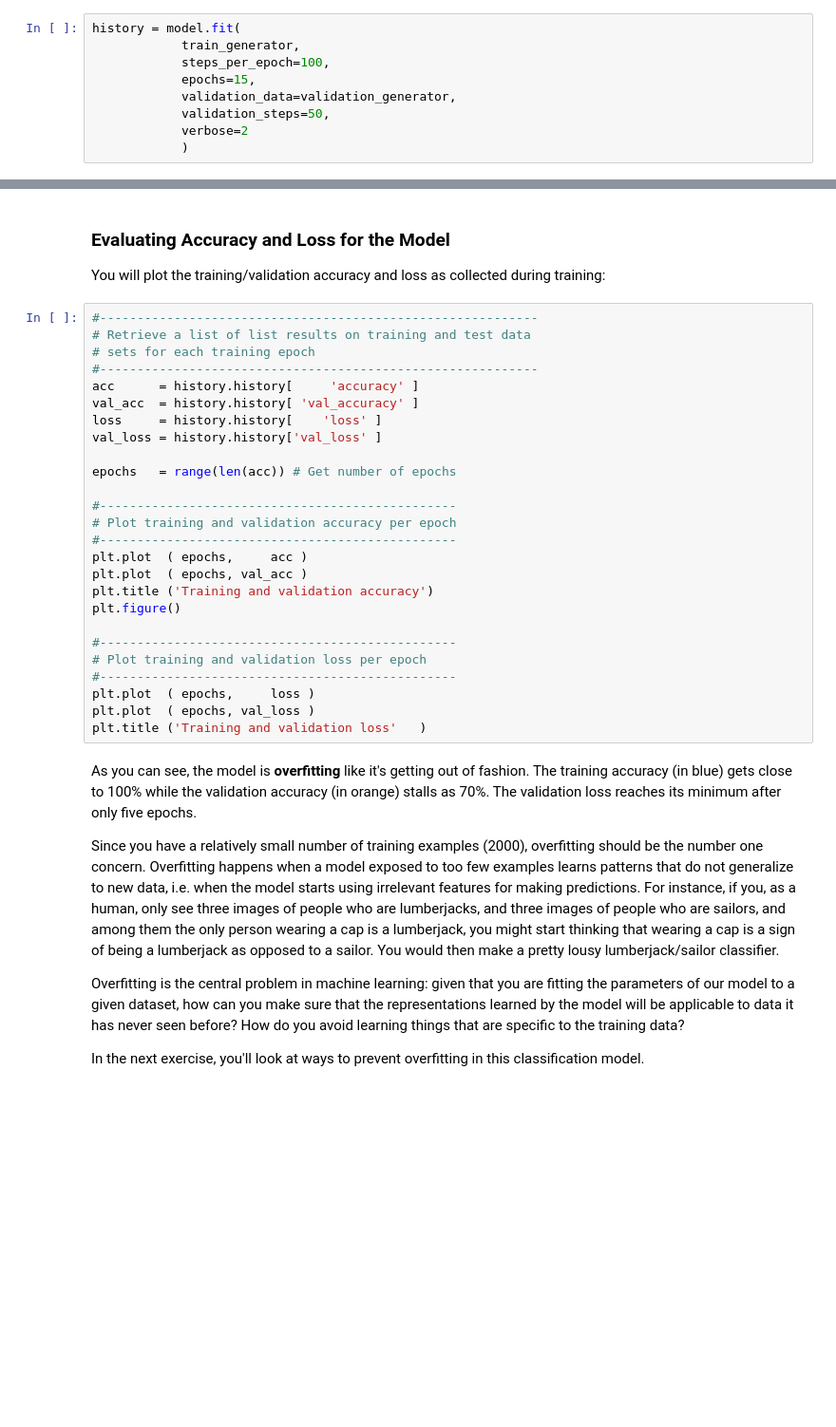
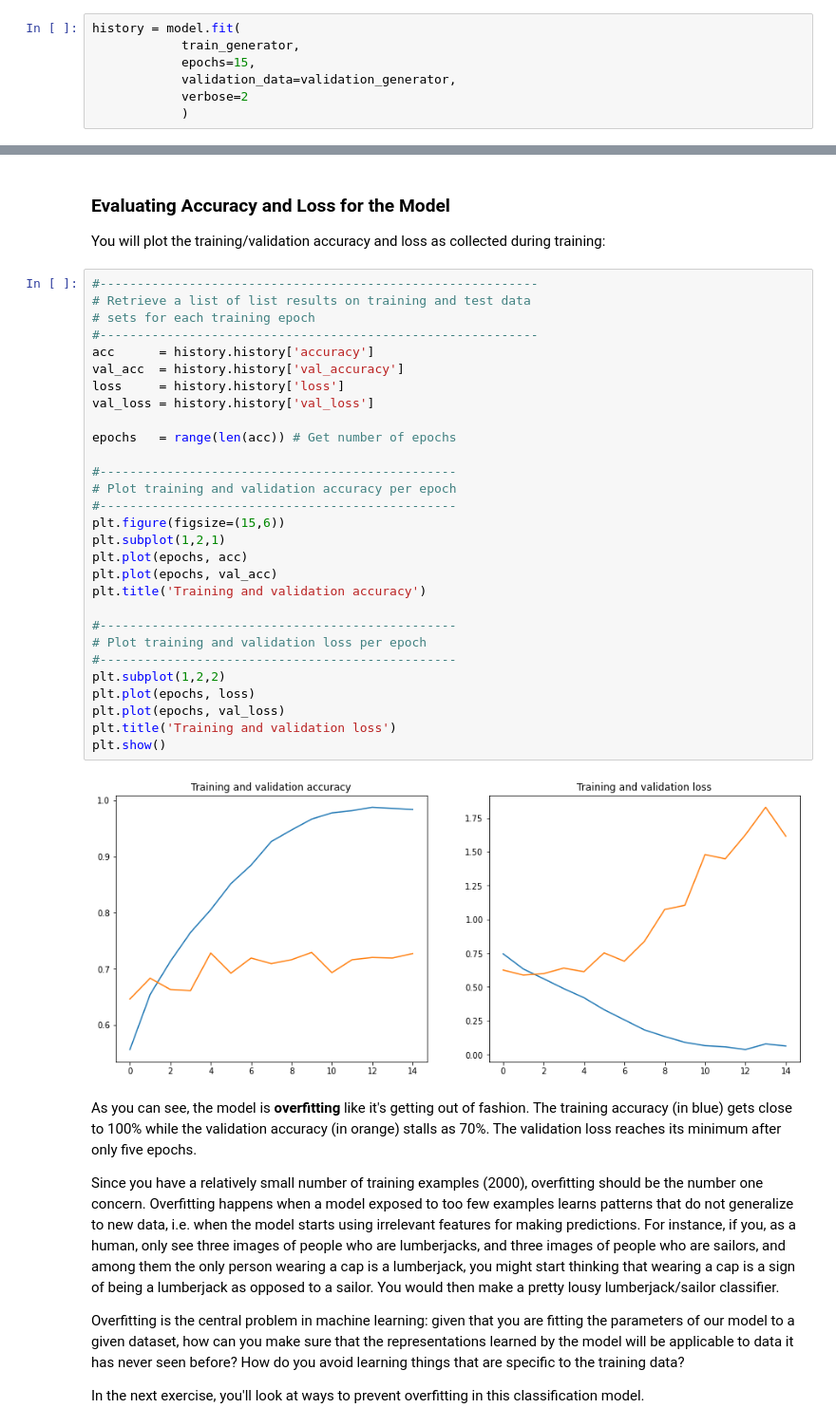
Before and after one commit to tnnz20/Coursera-Lab, a Jupyter notebook: DeepLearning.AI TensorFlow Developer/C2-Convolutional Neural Networks/Week 1/C2_W1_Lab_1_cats_vs_dogs.ipynb, the cells around one changed output, grey strips where cells are left out. Shown at 95% size. Saved outputs shown, nothing was run; the diff lists cells and outputs as text; blank space fills up the shorter version.

```diff
--- a/DeepLearning.AI TensorFlow Developer/C2-Convolutional Neural Networks/Week 1/C2_W1_Lab_1_cats_vs_dogs.ipynb
+++ b/DeepLearning.AI TensorFlow Developer/C2-Convolutional Neural Networks/Week 1/C2_W1_Lab_1_cats_vs_dogs.ipynb
@@ -209,9 +260,7 @@ The `loss` and `accuracy` are great indicators of progress in training. `loss` m
 # %%
 history = model.fit(
             train_generator,
-            steps_per_epoch=100,
             epochs=15,
             validation_data=validation_generator,
-            validation_steps=50,
             verbose=2
             )
@@ -370,29 +444,34 @@ You will plot the training/validation accuracy and loss as collected during trai
 # %%
 #-----------------------------------------------------------
 # Retrieve a list of list results on training and test data
 # sets for each training epoch
 #-----------------------------------------------------------
-acc      = history.history[     'accuracy' ]
-val_acc  = history.history[ 'val_accuracy' ]
-loss     = history.history[    'loss' ]
-val_loss = history.history['val_loss' ]
+acc      = history.history['accuracy']
+val_acc  = history.history['val_accuracy']
+loss     = history.history['loss']
+val_loss = history.history['val_loss']
 
 epochs   = range(len(acc)) # Get number of epochs
 
 #------------------------------------------------
 # Plot training and validation accuracy per epoch
 #------------------------------------------------
-plt.plot  ( epochs,     acc )
-plt.plot  ( epochs, val_acc )
-plt.title ('Training and validation accuracy')
-plt.figure()
+plt.figure(figsize=(15,6))
+plt.subplot(1,2,1)
+plt.plot(epochs, acc)
+plt.plot(epochs, val_acc)
+plt.title('Training and validation accuracy')
 
 #------------------------------------------------
 # Plot training and validation loss per epoch
 #------------------------------------------------
-plt.plot  ( epochs,     loss )
-plt.plot  ( epochs, val_loss )
-plt.title ('Training and validation loss'   )
+plt.subplot(1,2,2)
+plt.plot(epochs, loss)
+plt.plot(epochs, val_loss)
+plt.title('Training and validation loss')
+plt.show()
+# %% [output]
+[figure, added]
 # %% [markdown]
 As you can see, the model is **overfitting** like it's getting out of fashion. The training accuracy (in blue) gets close to 100% while the validation accuracy (in orange) stalls as 70%. The validation loss reaches its minimum after only five epochs.
 
```
Also changed, not shown: parts of 11 cells of this notebook, 34 other files.
